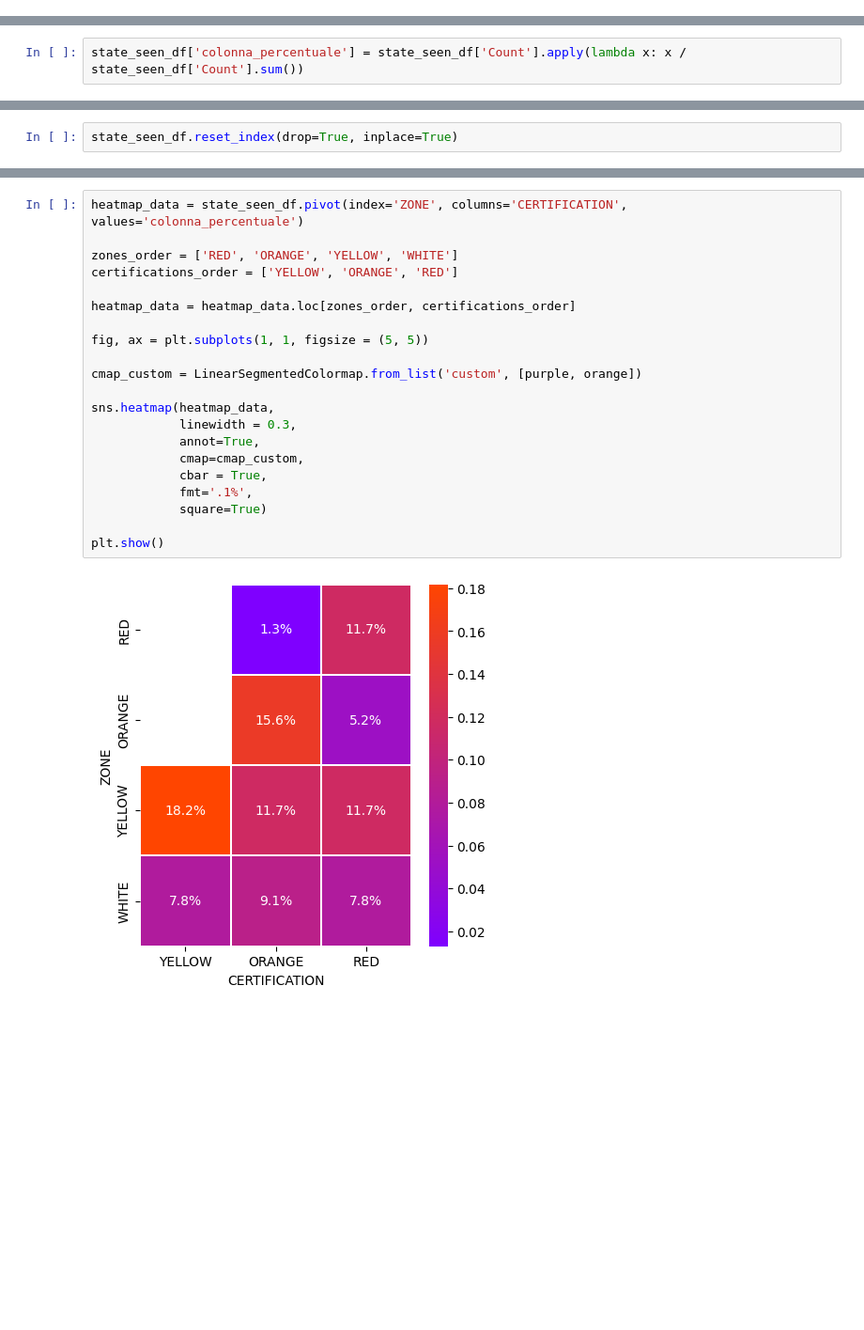
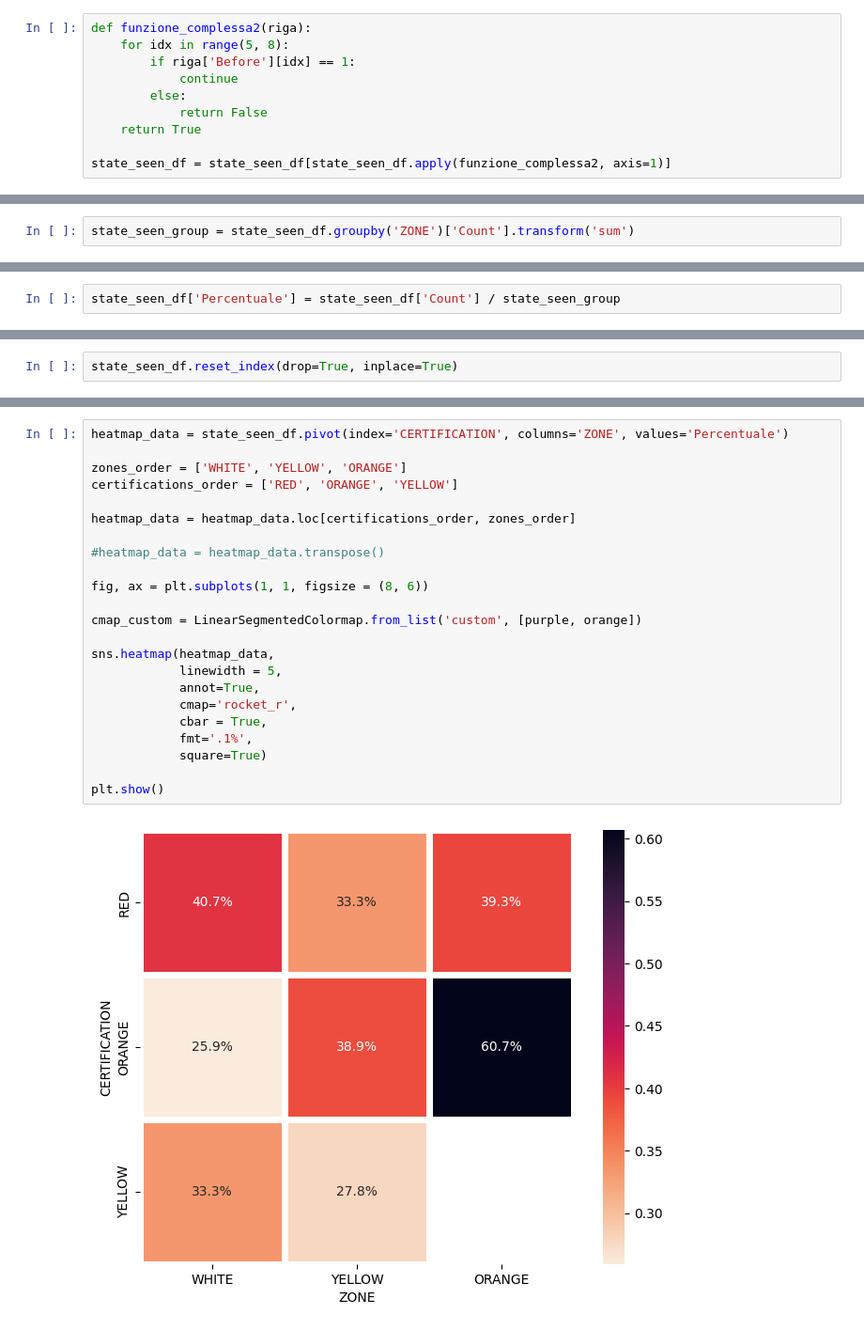
Before and after one commit to andreabazerla/dpcm-card-game, a Jupyter notebook: notebooks/analysis.ipynb, the cells around one changed output, grey strips where cells are left out. Shown at 94% size. Drawn from its saved outputs; the diff is of its cells as text; blank space fills up the shorter version.

Commit message:
Converted percentage in heatmap from absolute to relative

```diff
--- a/notebooks/analysis.ipynb
+++ b/notebooks/analysis.ipynb
@@ -300,3 +310,13 @@ state_seen_df = state_seen_df[state_seen_df['Before'] != state_seen_df['After']]
+# %%
+def funzione_complessa2(riga):
+    for idx in range(5, 8):
+        if riga['Before'][idx] == 1:
+            continue
+        else:
+            return False
+    return True
+
+state_seen_df = state_seen_df[state_seen_df.apply(funzione_complessa2, axis=1)]
 # %%
 state_seen_df.head()
 # %% [output]
@@ -374,5 +394,5 @@ state_seen_df.drop(columns=['indici_differenze'], inplace=True)
 state_seen_df = state_seen_df[state_seen_df['ZONE'] < 4]
 # %%
 state_seen_df = state_seen_df[state_seen_df['CERTIFICATION'] > 4]
-# %%
-state_seen_df['colonna_percentuale'] = state_seen_df['Count'].apply(lambda x: x / state_seen_df['Count'].sum())
+# %%
+state_seen_group = state_seen_df.groupby('ZONE')['Count'].transform('sum')
@@ -378,0 +412,2 @@ state_seen_df['colonna_percentuale'] = state_seen_df['Count'].apply(lambda x: x
+# %%
+state_seen_df['Percentuale'] = state_seen_df['Count'] / state_seen_group
@@ -416,23 +459,25 @@ print(len(state_seen_df))
 # %%
-heatmap_data = state_seen_df.pivot(index='ZONE', columns='CERTIFICATION', values='colonna_percentuale')
+heatmap_data = state_seen_df.pivot(index='CERTIFICATION', columns='ZONE', values='Percentuale')
 
-zones_order = ['RED', 'ORANGE', 'YELLOW', 'WHITE']
-certifications_order = ['YELLOW', 'ORANGE', 'RED']
+zones_order = ['WHITE', 'YELLOW', 'ORANGE']
+certifications_order = ['RED', 'ORANGE', 'YELLOW']
 
-heatmap_data = heatmap_data.loc[zones_order, certifications_order]
+heatmap_data = heatmap_data.loc[certifications_order, zones_order]
 
-fig, ax = plt.subplots(1, 1, figsize = (5, 5))
+#heatmap_data = heatmap_data.transpose()
+
+fig, ax = plt.subplots(1, 1, figsize = (8, 6))
 
 cmap_custom = LinearSegmentedColormap.from_list('custom', [purple, orange])
 
 sns.heatmap(heatmap_data,
-            linewidth = 0.3,
+            linewidth = 5,
             annot=True,
-            cmap=cmap_custom,
+            cmap='rocket_r',
             cbar = True,
             fmt='.1%',
             square=True)
 
 plt.show()
 # %% [output]
-[figure, old version]
+[figure, new version]
```
Also changed, not shown: parts of 17 cells of this notebook.
